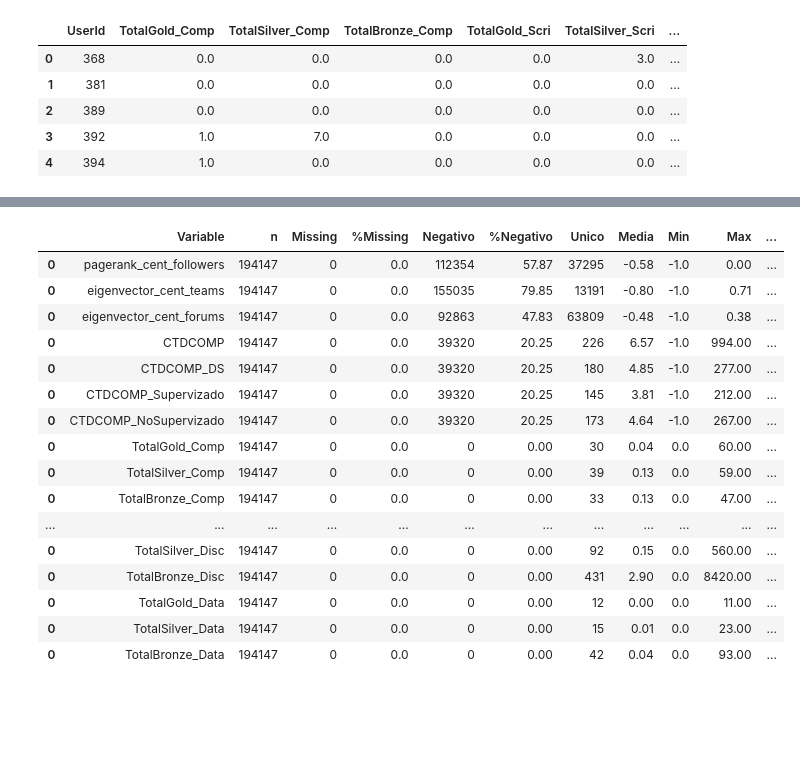
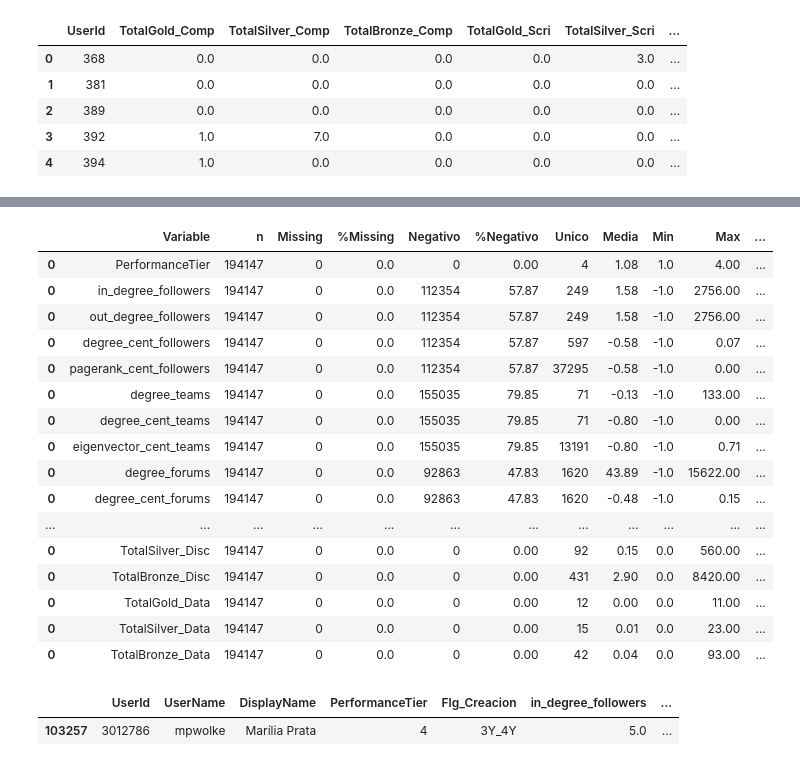
Before and after one commit to jsuasnabarh/kaggle-network-analysis, a Jupyter notebook: notebooks/05_UserDataframe.ipynb, the cells around one changed output, grey strips where cells are left out. Drawn from its saved outputs; the diff is of its cells as text; code cells hidden in the pictures; blank space fills up the shorter version.

```diff
--- a/notebooks/05_UserDataframe.ipynb
+++ b/notebooks/05_UserDataframe.ipynb
@@ -76,0 +66,4 @@ Index(['pagerank_cent_followers', 'eigenvector_cent_teams',
+# %%
+cols = df_user_final.columns[3:].tolist()
+cols.remove('Flg_Creacion')
+cols
@@ -97,22 +108,28 @@ Validator.validar_numerico(df_user_final,df_user_final.columns[3:])
 # %%
 # Completamos con -1 todos los valores nulos
 df_user_final.fillna(-1,inplace=True)
-Validator.validar_numerico(df_user_final,df_user_final.columns[3:])
+#df_user_final.replace(-1,np.nan,inplace=True)
+Validator.validar_numerico(df_user_final,cols)
 # %% [output]
 |  | Variable | n | Missing | %Missing | Negativo | %Negativo | Unico | Media | Min | Max | ... |
+| 0 | PerformanceTier | 194147 | 0 | 0.0 | 0 | 0.00 | 4 | 1.08 | 1.0 | 4.00 | ... |
+| 0 | in_degree_followers | 194147 | 0 | 0.0 | 112354 | 57.87 | 249 | 1.58 | -1.0 | 2756.00 | ... |
+| 0 | out_degree_followers | 194147 | 0 | 0.0 | 112354 | 57.87 | 249 | 1.58 | -1.0 | 2756.00 | ... |
+| 0 | degree_cent_followers | 194147 | 0 | 0.0 | 112354 | 57.87 | 597 | -0.58 | -1.0 | 0.07 | ... |
 | 0 | pagerank_cent_followers | 194147 | 0 | 0.0 | 112354 | 57.87 | 37295 | -0.58 | -1.0 | 0.00 | ... |
+| 0 | degree_teams | 194147 | 0 | 0.0 | 155035 | 79.85 | 71 | -0.13 | -1.0 | 133.00 | ... |
+| 0 | degree_cent_teams | 194147 | 0 | 0.0 | 155035 | 79.85 | 71 | -0.80 | -1.0 | 0.00 | ... |
 | 0 | eigenvector_cent_teams | 194147 | 0 | 0.0 | 155035 | 79.85 | 13191 | -0.80 | -1.0 | 0.71 | ... |
-| 0 | eigenvector_cent_forums | 194147 | 0 | 0.0 | 92863 | 47.83 | 63809 | -0.48 | -1.0 | 0.38 | ... |
-| 0 | CTDCOMP | 194147 | 0 | 0.0 | 39320 | 20.25 | 226 | 6.57 | -1.0 | 994.00 | ... |
-| 0 | CTDCOMP_DS | 194147 | 0 | 0.0 | 39320 | 20.25 | 180 | 4.85 | -1.0 | 277.00 | ... |
-| 0 | CTDCOMP_Supervizado | 194147 | 0 | 0.0 | 39320 | 20.25 | 145 | 3.81 | -1.0 | 212.00 | ... |
-| 0 | CTDCOMP_NoSupervizado | 194147 | 0 | 0.0 | 39320 | 20.25 | 173 | 4.64 | -1.0 | 267.00 | ... |
-| 0 | TotalGold_Comp | 194147 | 0 | 0.0 | 0 | 0.00 | 30 | 0.04 | 0.0 | 60.00 | ... |
-| 0 | TotalSilver_Comp | 194147 | 0 | 0.0 | 0 | 0.00 | 39 | 0.13 | 0.0 | 59.00 | ... |
-| 0 | TotalBronze_Comp | 194147 | 0 | 0.0 | 0 | 0.00 | 33 | 0.13 | 0.0 | 47.00 | ... |
+| 0 | degree_forums | 194147 | 0 | 0.0 | 92863 | 47.83 | 1620 | 43.89 | -1.0 | 15622.00 | ... |
+| 0 | degree_cent_forums | 194147 | 0 | 0.0 | 92863 | 47.83 | 1620 | -0.48 | -1.0 | 0.15 | ... |
 | ... | ... | ... | ... | ... | ... | ... | ... | ... | ... | ... | ... |
 | 0 | TotalSilver_Disc | 194147 | 0 | 0.0 | 0 | 0.00 | 92 | 0.15 | 0.0 | 560.00 | ... |
 | 0 | TotalBronze_Disc | 194147 | 0 | 0.0 | 0 | 0.00 | 431 | 2.90 | 0.0 | 8420.00 | ... |
 | 0 | TotalGold_Data | 194147 | 0 | 0.0 | 0 | 0.00 | 12 | 0.00 | 0.0 | 11.00 | ... |
 | 0 | TotalSilver_Data | 194147 | 0 | 0.0 | 0 | 0.00 | 15 | 0.01 | 0.0 | 23.00 | ... |
 | 0 | TotalBronze_Data | 194147 | 0 | 0.0 | 0 | 0.00 | 42 | 0.04 | 0.0 | 93.00 | ... |
+# %%
+df_user_final[df_user_final["TotalBronze_Disc"]==8420.00].head()
+# %% [output]
+|  | UserId | UserName | DisplayName | PerformanceTier | Flg_Creacion | in_degree_followers | ... |
+| 103257 | 3012786 | mpwolke | Marília Prata | 4 | 3Y_4Y | 5.0 | ... |
```
Also changed, not shown: parts of 5 cells of this notebook, 5 other files.
